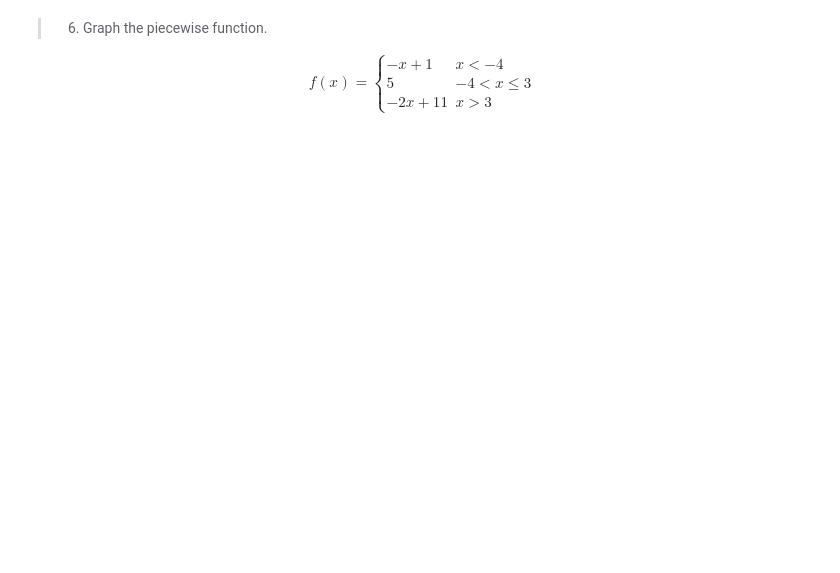
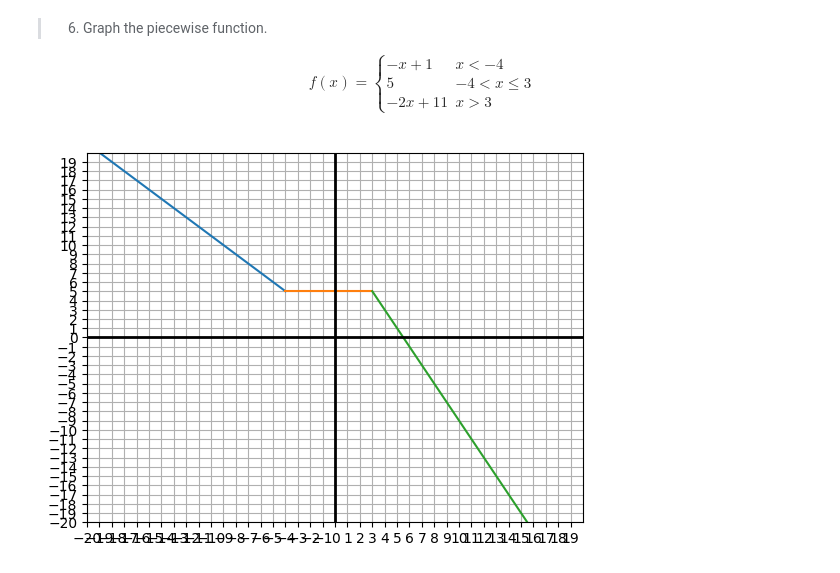
Before and after one commit to acasasis-dev/become-an-algebra-master, a Jupyter notebook: bonus/algebra-2/section-17-graphing/exercise-07-modelling-a-piecewise-defined-function.ipynb, the cells around one changed output. Saved outputs shown, nothing was run; the diff lists cells and outputs as text; code cells hidden in the pictures; blank space fills up the shorter version.

```diff
--- a/bonus/algebra-2/section-17-graphing/exercise-07-modelling-a-piecewise-defined-function.ipynb
+++ b/bonus/algebra-2/section-17-graphing/exercise-07-modelling-a-piecewise-defined-function.ipynb
@@ -70,3 +118,16 @@
         -2x + 11 & x > 3
     \end{cases}
 \end{gather*}
+# %%
+def f_1(x):
+	return -x + 1
+
+def f_2(x):
+	return [5] * 8
+
+def f_3(x):
+	return -2*x + 11
+
+plot(f_1, f_2, f_3, ranges=[(-20, -3), (-4, 4), (3, 20)])
+# %% [output]
+[figure, added]
```
Also changed, not shown: parts of 3 cells of this notebook.
